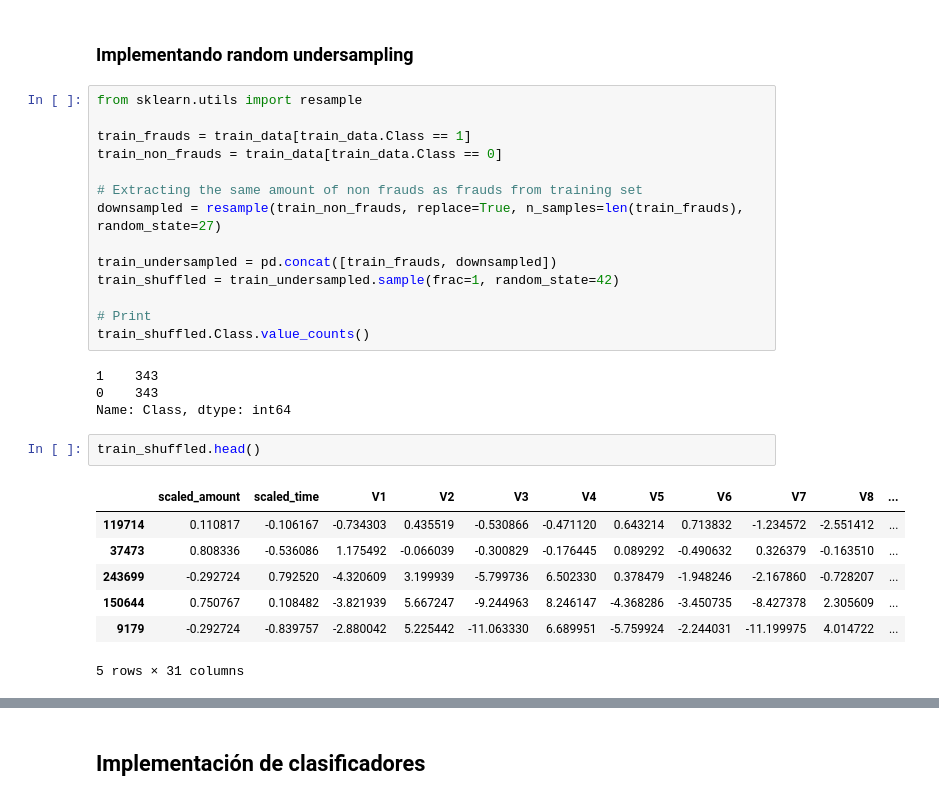
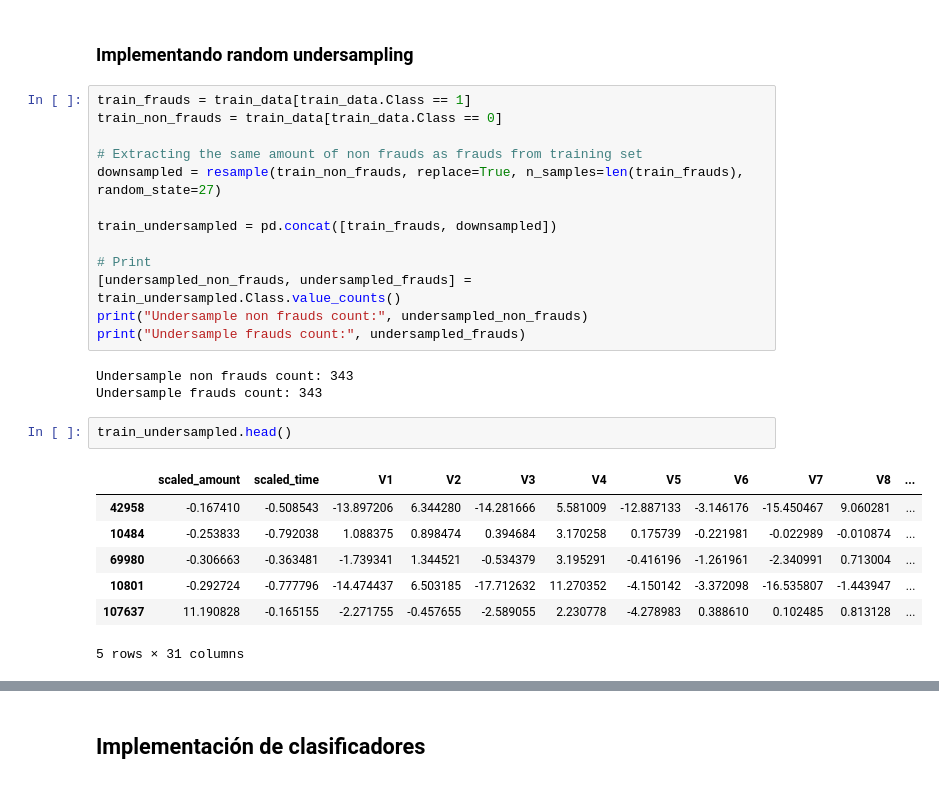
Before and after one commit to gamanc/AnomalyDetection, a Jupyter notebook: AnomalyDetection.ipynb, the cells around one changed output, grey strips where cells are left out. Drawn from its saved outputs; the diff is of its cells as text.

```diff
--- a/AnomalyDetection.ipynb
+++ b/AnomalyDetection.ipynb
@@ -121,8 +129,6 @@ test_data.head()
 # %% [markdown]
 ### Implementando random undersampling
 # %%
-from sklearn.utils import resample
-
 train_frauds = train_data[train_data.Class == 1]
 train_non_frauds = train_data[train_data.Class == 0]
 
@@ -130,22 +136,22 @@ train_non_frauds = train_data[train_data.Class == 0]
 downsampled = resample(train_non_frauds, replace=True, n_samples=len(train_frauds), random_state=27)
 
 train_undersampled = pd.concat([train_frauds, downsampled])
-train_shuffled = train_undersampled.sample(frac=1, random_state=42)
 
 # Print
-train_shuffled.Class.value_counts()
+[undersampled_non_frauds, undersampled_frauds] = train_undersampled.Class.value_counts()
+print("Undersample non frauds count:", undersampled_non_frauds)
+print("Undersample frauds count:", undersampled_frauds)
 # %% [output]
-1    343
-0    343
-Name: Class, dtype: int64
+Undersample non frauds count: 343
+Undersample frauds count: 343
 # %%
-train_shuffled.head()
+train_undersampled.head()
 # %% [output]
 |  | scaled_amount | scaled_time | V1 | V2 | V3 | V4 | V5 | V6 | V7 | V8 | ... |
-| 119714 | 0.110817 | -0.106167 | -0.734303 | 0.435519 | -0.530866 | -0.471120 | 0.643214 | 0.713832 | -1.234572 | -2.551412 | ... |
-| 37473 | 0.808336 | -0.536086 | 1.175492 | -0.066039 | -0.300829 | -0.176445 | 0.089292 | -0.490632 | 0.326379 | -0.163510 | ... |
-| 243699 | -0.292724 | 0.792520 | -4.320609 | 3.199939 | -5.799736 | 6.502330 | 0.378479 | -1.948246 | -2.167860 | -0.728207 | ... |
-| 150644 | 0.750767 | 0.108482 | -3.821939 | 5.667247 | -9.244963 | 8.246147 | -4.368286 | -3.450735 | -8.427378 | 2.305609 | ... |
-| 9179 | -0.292724 | -0.839757 | -2.880042 | 5.225442 | -11.063330 | 6.689951 | -5.759924 | -2.244031 | -11.199975 | 4.014722 | ... |
+| 42958 | -0.167410 | -0.508543 | -13.897206 | 6.344280 | -14.281666 | 5.581009 | -12.887133 | -3.146176 | -15.450467 | 9.060281 | ... |
+| 10484 | -0.253833 | -0.792038 | 1.088375 | 0.898474 | 0.394684 | 3.170258 | 0.175739 | -0.221981 | -0.022989 | -0.010874 | ... |
+| 69980 | -0.306663 | -0.363481 | -1.739341 | 1.344521 | -0.534379 | 3.195291 | -0.416196 | -1.261961 | -2.340991 | 0.713004 | ... |
+| 10801 | -0.292724 | -0.777796 | -14.474437 | 6.503185 | -17.712632 | 11.270352 | -4.150142 | -3.372098 | -16.535807 | -1.443947 | ... |
+| 107637 | 11.190828 | -0.165155 | -2.271755 | -0.457655 | -2.589055 | 2.230778 | -4.278983 | 0.388610 | 0.102485 | 0.813128 | ... |
 5 rows × 31 columns
 # %%
```
Also changed, not shown: parts of 12 cells of this notebook.
